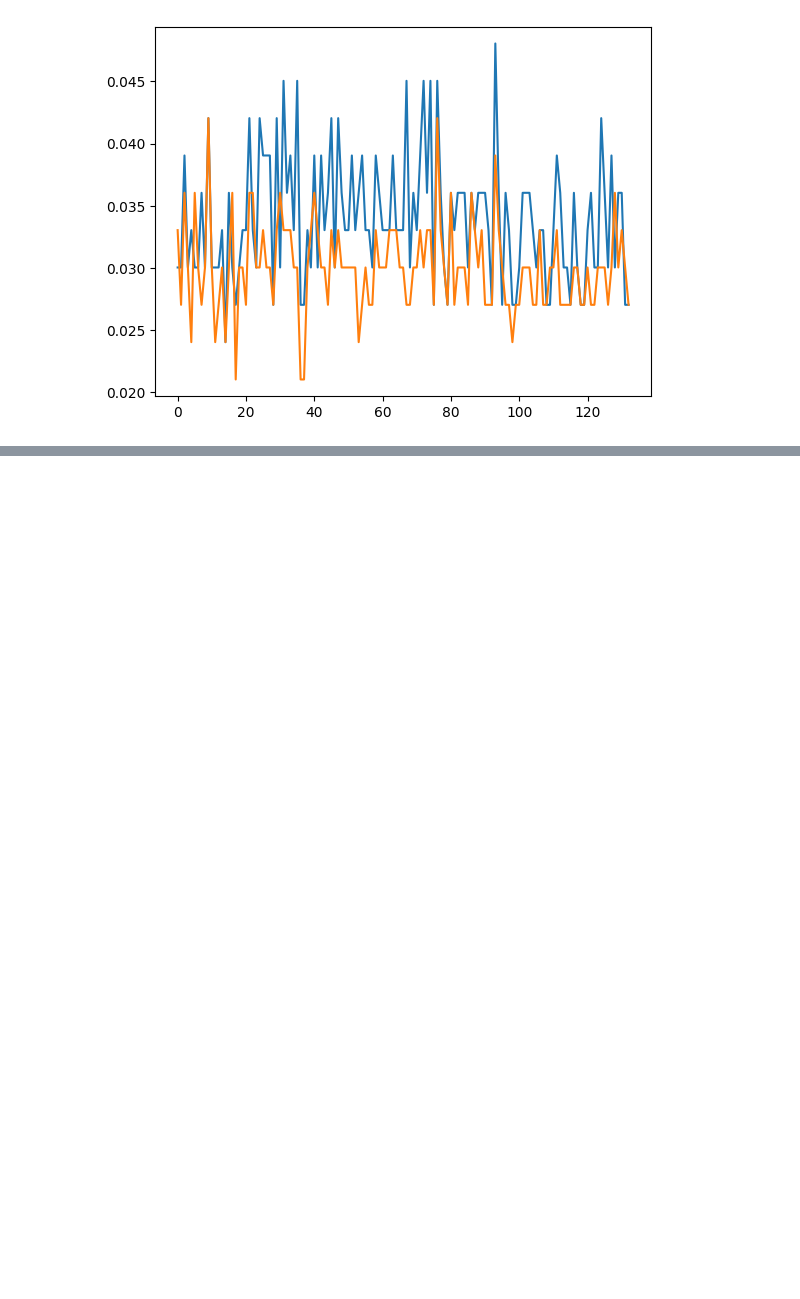
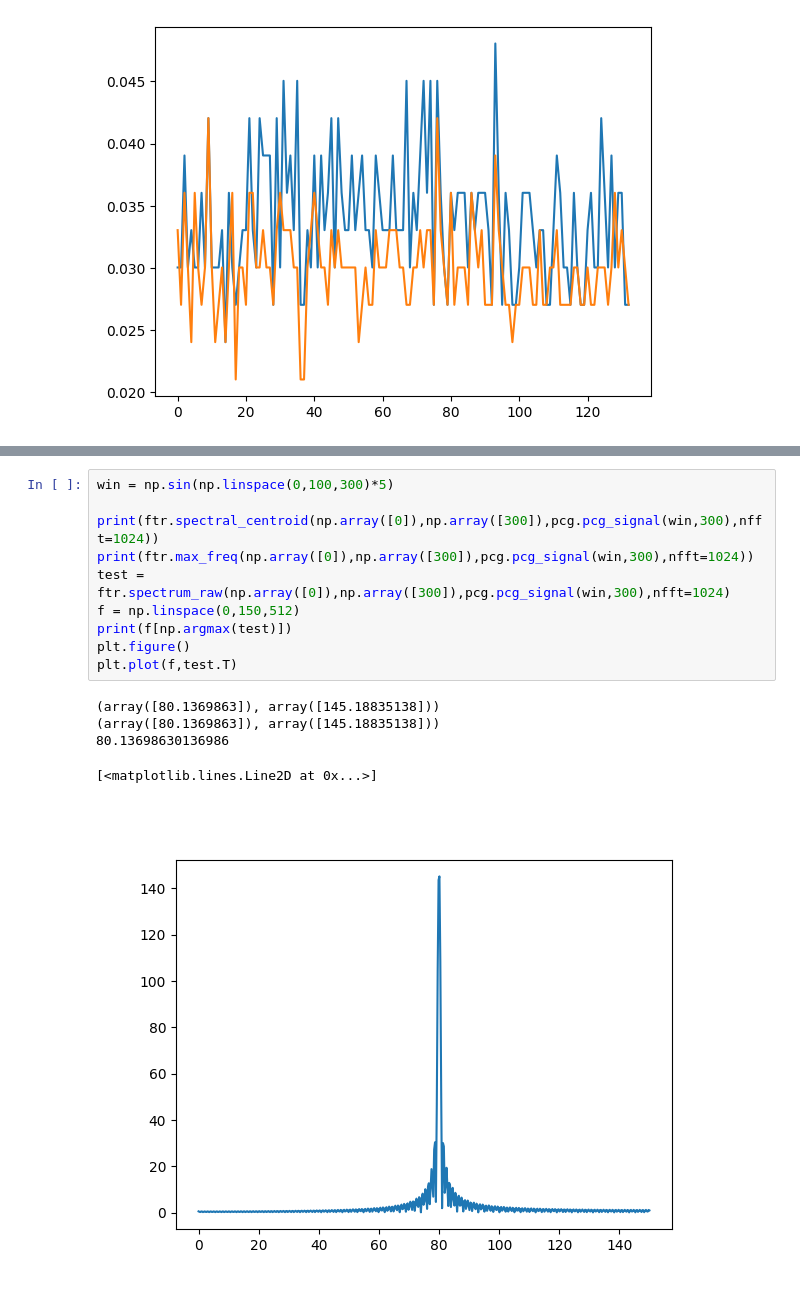
Before and after one commit to mulkr/pyPCG-toolbox, a Jupyter notebook: testing_sandbox.ipynb, the cells around one changed output, grey strips where cells are left out. Saved outputs shown, nothing was run; the diff lists cells and outputs as text; blank space fills up the shorter version.

```diff
--- a/testing_sandbox.ipynb
+++ b/testing_sandbox.ipynb
@@ -131,0 +227,16 @@ plt.plot(A["exit"])
+# %%
+win = np.sin(np.linspace(0,100,300)*5)
+
+print(ftr.spectral_centroid(np.array([0]),np.array([300]),pcg.pcg_signal(win,300),nfft=1024))
+print(ftr.max_freq(np.array([0]),np.array([300]),pcg.pcg_signal(win,300),nfft=1024))
+test = ftr.spectrum_raw(np.array([0]),np.array([300]),pcg.pcg_signal(win,300),nfft=1024)
+f = np.linspace(0,150,512)
+print(f[np.argmax(test)])
+plt.figure()
+plt.plot(f,test.T)
+# %% [output]
+(array([80.1369863]), array([145.18835138]))
+(array([80.1369863]), array([145.18835138]))
+80.13698630136986
+[<matplotlib.lines.Line2D at 0x...>]
+[figure, added]
```
Also changed, not shown: parts of 4 cells of this notebook.
